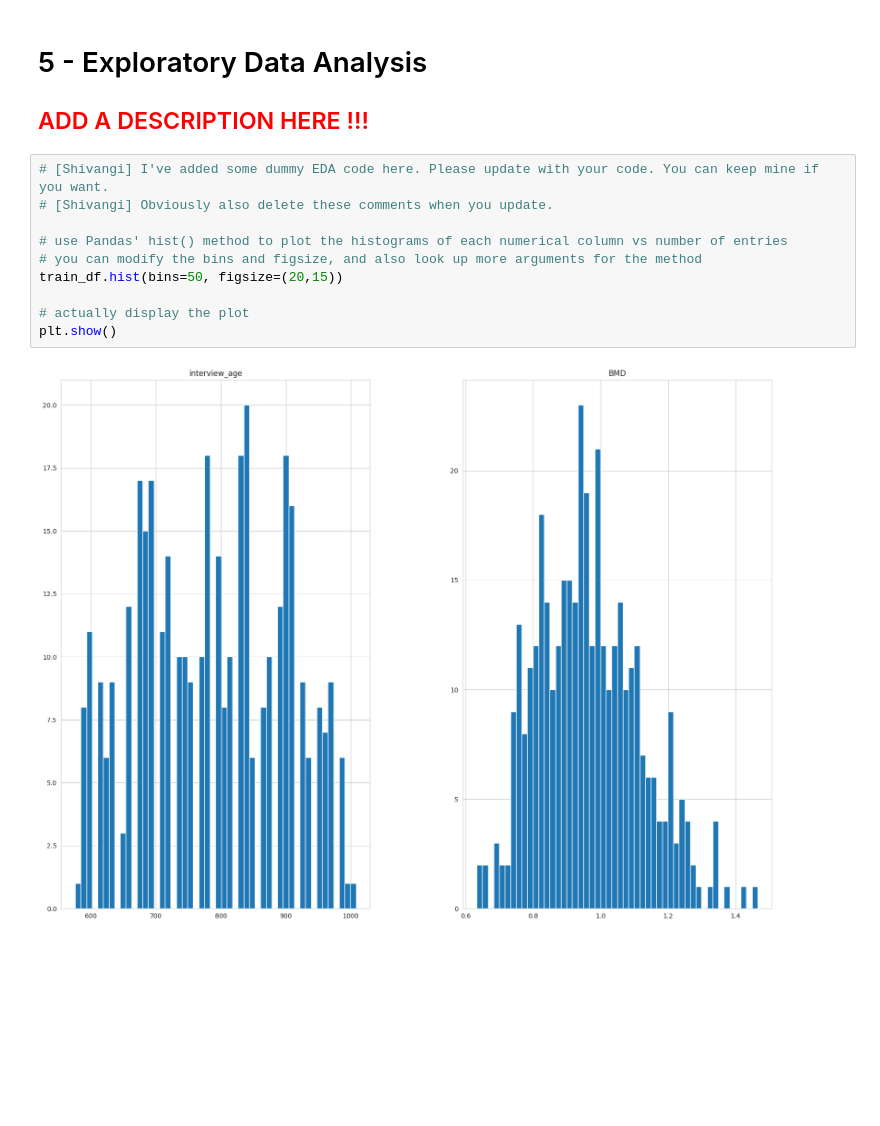
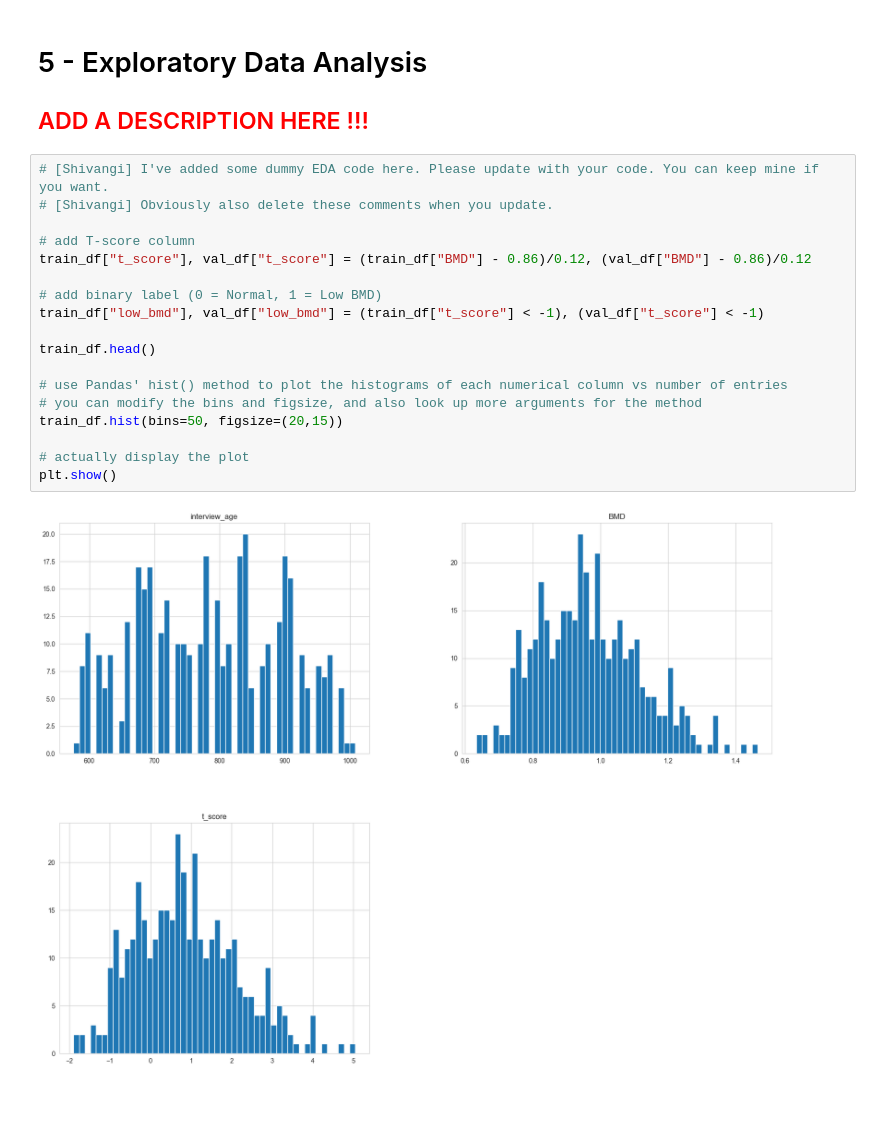
Before and after one commit to ssrithw/bmd, a Jupyter notebook: NIR-01-Proposal.ipynb, the cells around one changed output. Drawn from its saved outputs; the diff is of its cells as text; blank space fills up the shorter version.

```diff
--- a/NIR-01-Proposal.ipynb
+++ b/NIR-01-Proposal.ipynb
@@ -193,15 +185,23 @@ Image folders organised.
 # %%
 # [Shivangi] I've added some dummy EDA code here. Please update with your code. You can keep mine if you want.
 # [Shivangi] Obviously also delete these comments when you update.
+
+# add T-score column
+train_df["t_score"], val_df["t_score"] = (train_df["BMD"] - 0.86)/0.12, (val_df["BMD"] - 0.86)/0.12
+
+# add binary label (0 = Normal, 1 = Low BMD)
+train_df["low_bmd"], val_df["low_bmd"] = (train_df["t_score"] < -1), (val_df["t_score"] < -1)
+
+train_df.head()
 
 # use Pandas' hist() method to plot the histograms of each numerical column vs number of entries
 # you can modify the bins and figsize, and also look up more arguments for the method
 train_df.hist(bins=50, figsize=(20,15))
 
 # actually display the plot
 plt.show()
 # %% [output]
-[figure, old version]
+[figure, new version]
 # %% [markdown]
 <br>
 # %%
```
Also changed, not shown: parts of 11 cells of this notebook.
